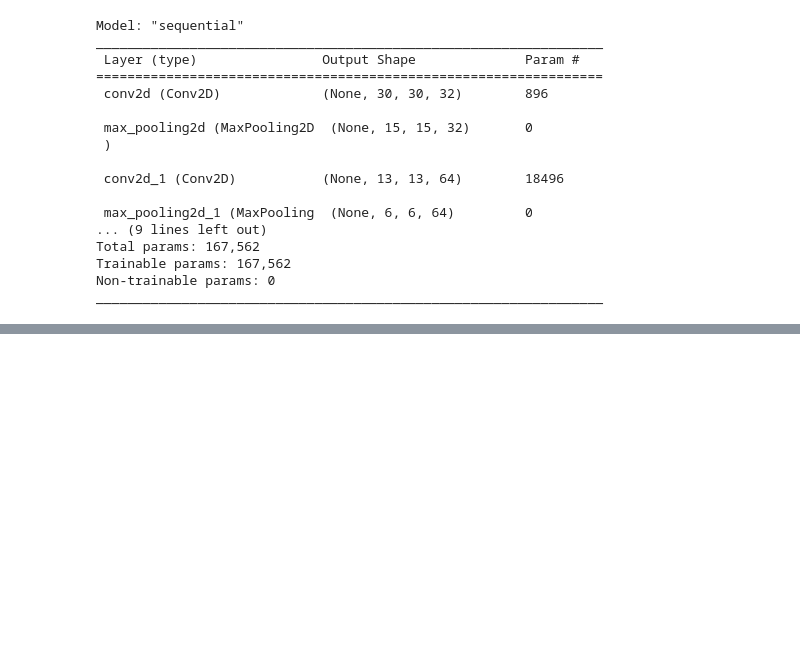
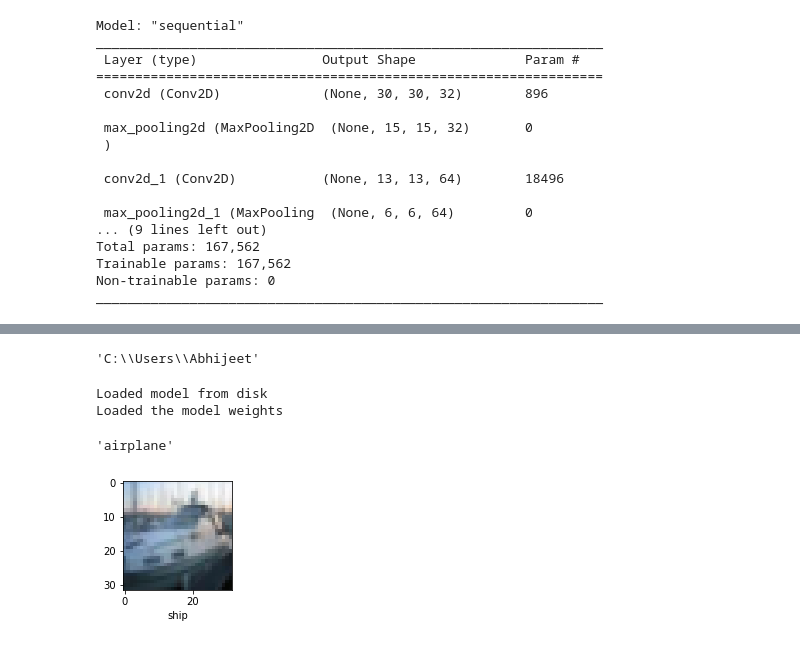
Before and after one commit to Abhijeetghadge/ITNPAI1_Abhijeet_3022255, a Jupyter notebook: Task B.ipynb, the cells around one changed output, grey strips where cells are left out. Cells and saved outputs as stored; diff of their text form; code cells hidden in the pictures; blank space fills up the shorter version.

```diff
--- a/Task B.ipynb
+++ b/Task B.ipynb
@@ -84,7 +100,13 @@ array([[[ 59,  62,  63],
         [151, 118,  84],
         [123,  92,  72]]], dtype=uint8)
 # %%
+# convert the data  to integer
+
+X_train = X_train.astype('float32')
+X_test = X_test.astype('float32')
+
 # Normalizing the Data
+
 X_train = X_train / 255.0
 X_test = X_test / 255.0
 # %%
@@ -186,0 +207,7 @@ Accuracy: 70.22%
+# %%
+import os
+path = 'C:\\Users\\Abhijeet'
+os.chdir(path)
+os.getcwd()
+# %% [output]
+'C:\\Users\\Abhijeet'
@@ -186,0 +220,24 @@ Accuracy: 70.22%
+# %%
+# load json and create model
+json_file = open('model.json', 'r')
+loaded_model_json = json_file.read()
+json_file.close()
+# %%
+loaded_model = model_from_json(loaded_model_json)
+print("Loaded model from disk")
+
+# load weights into new model
+loaded_model.load_weights("model.h5")
+print("Loaded the model weights")
+# %% [output]
+Loaded model from disk
+Loaded the model weights
+# %%
+y_pred = loaded_model.predict(X_test)
+y_actual = [np.argmax(item) for item in y_pred]
+# %%
+cifar_imgs(X_test, y_test, 2)
+classes[y_actual[2]]
+# %% [output]
+'airplane'
+[figure, added]
```
Also changed, not shown: parts of 18 cells of this notebook.
